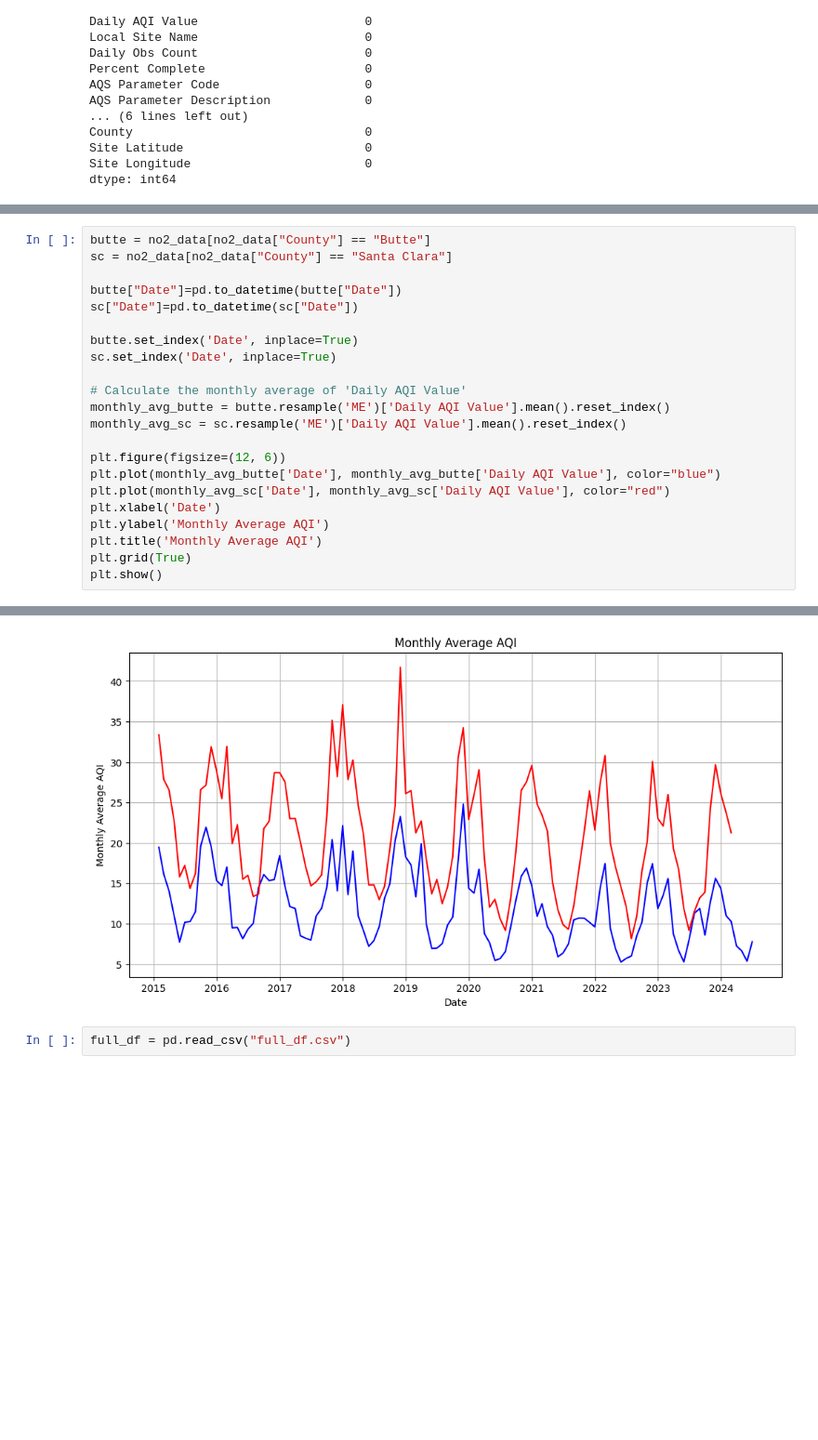
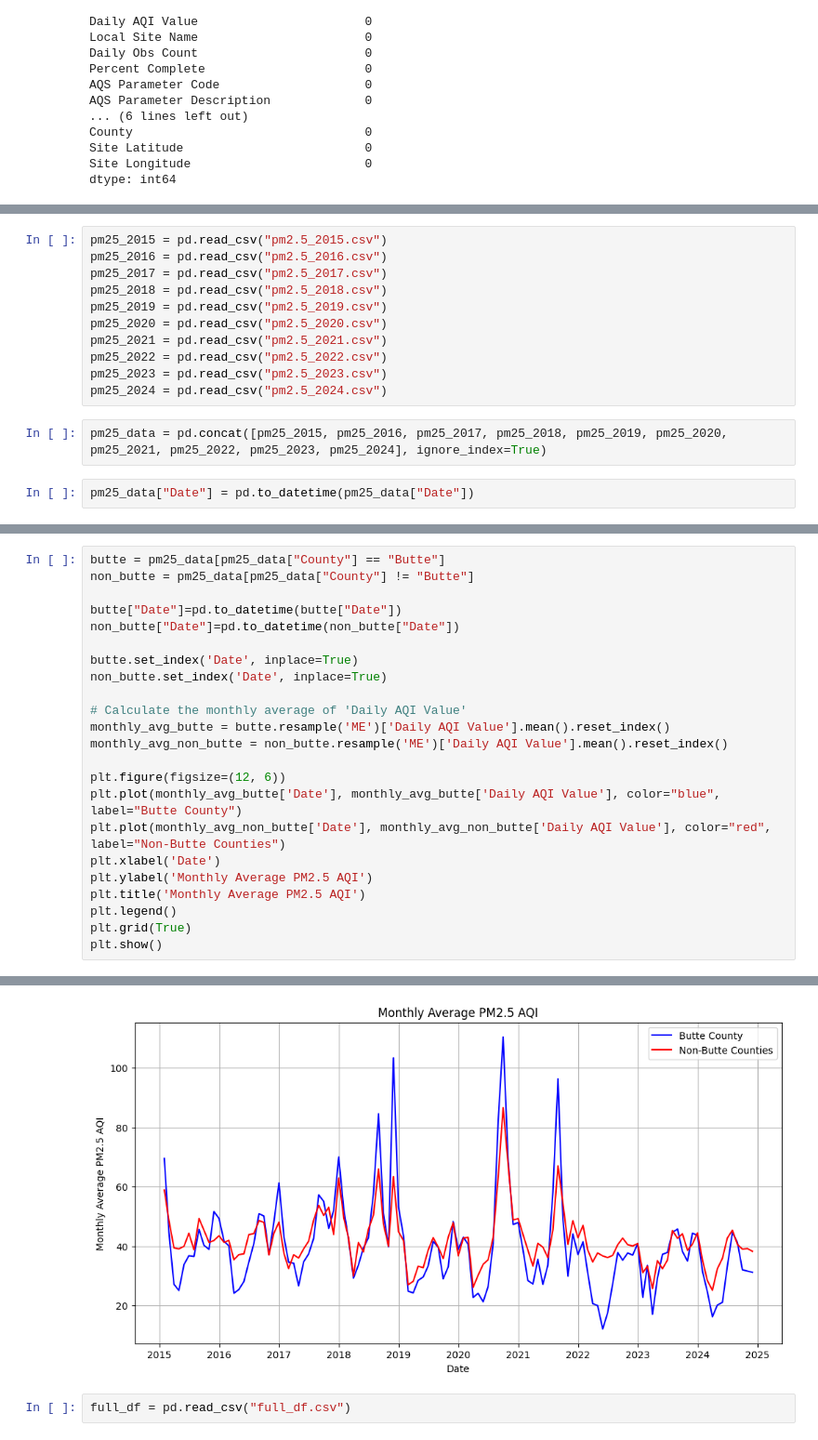
Before and after one commit to ashkren/eda_final_project, a Jupyter notebook: eda_final_project.ipynb, the cells around one changed output, grey strips where cells are left out. Shown at 93% size. Saved outputs shown, nothing was run; the diff lists cells and outputs as text; blank space fills up the shorter version.

Commit message:
Added PM2.5 Data. Many outliers

```diff
--- a/eda_final_project.ipynb
+++ b/eda_final_project.ipynb
@@ -44,0 +47,15 @@ dtype: int64
+# %%
+pm25_2015 = pd.read_csv("pm2.5_2015.csv")
+pm25_2016 = pd.read_csv("pm2.5_2016.csv")
+pm25_2017 = pd.read_csv("pm2.5_2017.csv")
+pm25_2018 = pd.read_csv("pm2.5_2018.csv")
+pm25_2019 = pd.read_csv("pm2.5_2019.csv")
+pm25_2020 = pd.read_csv("pm2.5_2020.csv")
+pm25_2021 = pd.read_csv("pm2.5_2021.csv")
+pm25_2022 = pd.read_csv("pm2.5_2022.csv")
+pm25_2023 = pd.read_csv("pm2.5_2023.csv")
+pm25_2024 = pd.read_csv("pm2.5_2024.csv")
+# %%
+pm25_data = pd.concat([pm25_2015, pm25_2016, pm25_2017, pm25_2018, pm25_2019, pm25_2020, pm25_2021, pm25_2022, pm25_2023, pm25_2024], ignore_index=True)
+# %%
+pm25_data["Date"] = pd.to_datetime(pm25_data["Date"])
@@ -47,23 +189,24 @@ Monthly Average AQI for Santa Clara County vs Butte County
 # %%
-butte = no2_data[no2_data["County"] == "Butte"]
-sc = no2_data[no2_data["County"] == "Santa Clara"]
+butte = pm25_data[pm25_data["County"] == "Butte"]
+non_butte = pm25_data[pm25_data["County"] != "Butte"]
 
 butte["Date"]=pd.to_datetime(butte["Date"])
-sc["Date"]=pd.to_datetime(sc["Date"])
+non_butte["Date"]=pd.to_datetime(non_butte["Date"])
 
 butte.set_index('Date', inplace=True)
-sc.set_index('Date', inplace=True)
+non_butte.set_index('Date', inplace=True)
 
 # Calculate the monthly average of 'Daily AQI Value'
 monthly_avg_butte = butte.resample('ME')['Daily AQI Value'].mean().reset_index()
-monthly_avg_sc = sc.resample('ME')['Daily AQI Value'].mean().reset_index()
+monthly_avg_non_butte = non_butte.resample('ME')['Daily AQI Value'].mean().reset_index()
 
 plt.figure(figsize=(12, 6))
-plt.plot(monthly_avg_butte['Date'], monthly_avg_butte['Daily AQI Value'], color="blue")
-plt.plot(monthly_avg_sc['Date'], monthly_avg_sc['Daily AQI Value'], color="red")
+plt.plot(monthly_avg_butte['Date'], monthly_avg_butte['Daily AQI Value'], color="blue", label="Butte County")
+plt.plot(monthly_avg_non_butte['Date'], monthly_avg_non_butte['Daily AQI Value'], color="red", label="Non-Butte Counties")
 plt.xlabel('Date')
-plt.ylabel('Monthly Average AQI')
-plt.title('Monthly Average AQI')
+plt.ylabel('Monthly Average PM2.5 AQI')
+plt.title('Monthly Average PM2.5 AQI')
+plt.legend()
 plt.grid(True)
 plt.show()
 # %% [output]
@@ -80,4 +223,4 @@ See the caveats in the documentation: https://pandas.pydata.org/pandas-docs/stab
-[figure, old version]
+[figure, new version]
 # %%
 full_df = pd.read_csv("full_df.csv")
 # %% [markdown]
```
Also changed, not shown: parts of 18 cells of this notebook, 11 other files.
